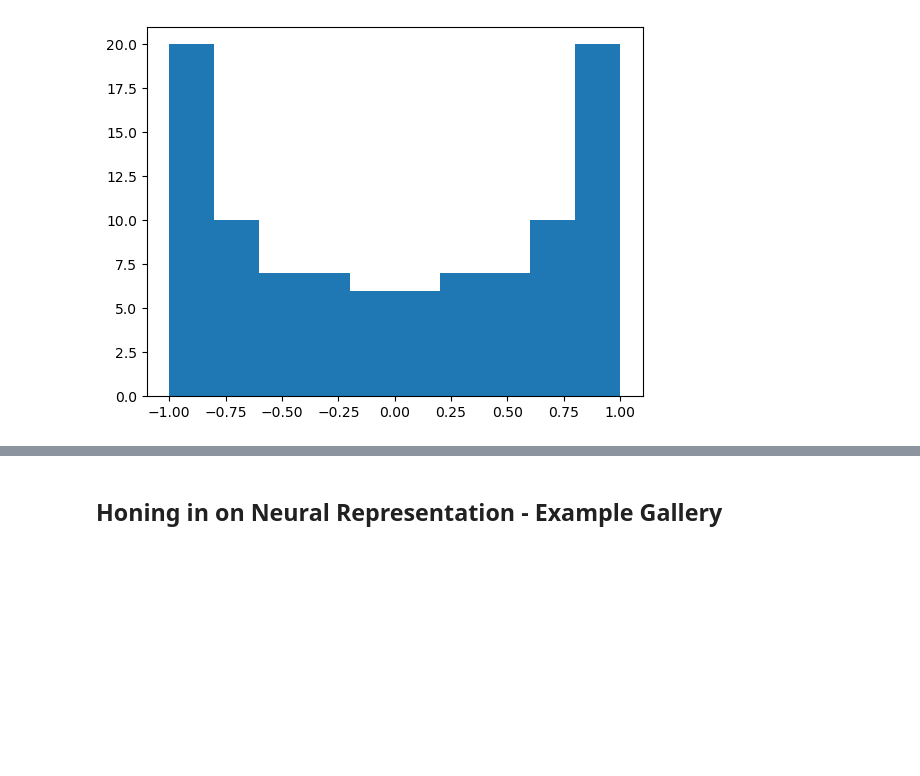
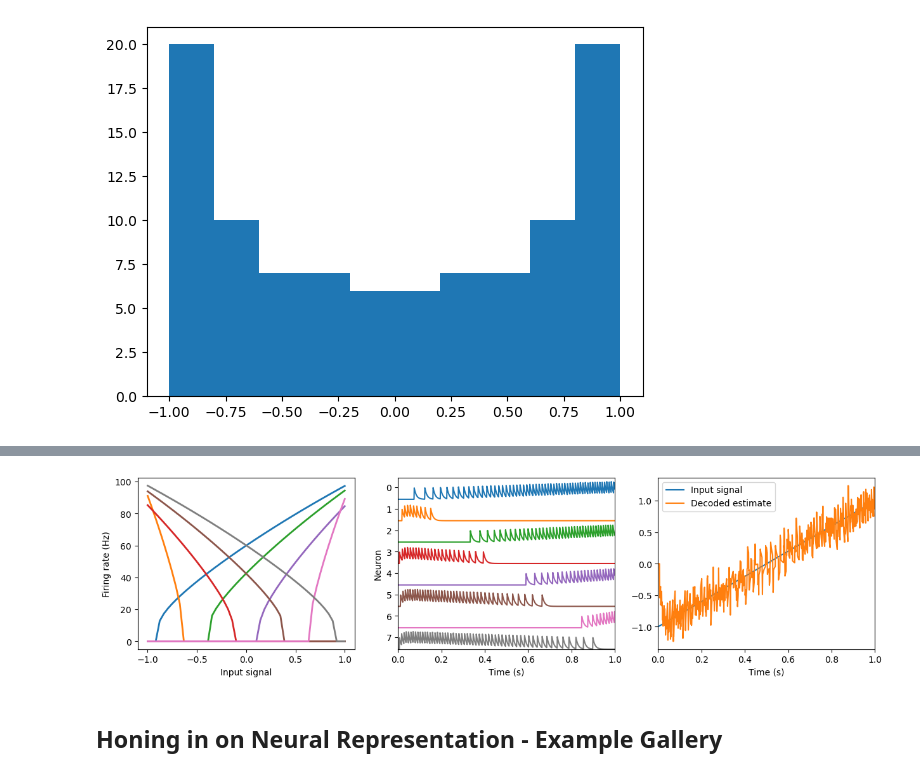
Before and after one commit to SammyAgrawal/CompBrainLoihi, a Jupyter notebook: Nengo_Tutorial.ipynb, the cells around one changed output, grey strips where cells are left out. Cells and saved outputs as stored; diff of their text form; code cells hidden in the pictures; blank space fills up the shorter version.

```diff
--- a/Nengo_Tutorial.ipynb
+++ b/Nengo_Tutorial.ipynb
@@ -112,0 +192,3 @@ plt.show()
+# %%
+with nengo.Simulator(model) as sim:
+    sim.run(1)
@@ -112,0 +200,17 @@ plt.show()
+# %%
+model = nengo.Network(label="NEF summary")
+with model:
+    input = nengo.Node(lambda t: t * 2 - 1)
+    input_probe = nengo.Probe(input)
+    intercepts, encoders = aligned(8)  # Makes evenly spaced intercepts
+    A = nengo.Ensemble(8, dimensions=1,
+        intercepts=intercepts,
+        max_rates=Uniform(80, 100),
+        encoders=encoders,
+    )
+    nengo.Connection(input, A)
+    A_spikes = nengo.Probe(A.neurons, synapse=0.01)
+    A_probe = nengo.Probe(A, synapse=0.01)  # 10ms PSC filter
+# %%
+with nengo.Simulator(model) as sim:
+    sim.run(1)
@@ -113,3 +220,34 @@ plt.show()
+# %%
+plt.figure(figsize=(15, 3.5))
+
+plt.subplot(1, 3, 1)
+eval_points, activities = tuning_curves(A, sim)
+plt.plot(eval_points, activities, lw=2)
+plt.xlabel("Input signal")
+plt.ylabel("Firing rate (Hz)")
+
+plt.subplot(1, 3, 2)
+scale = 180
+for i in range(A.n_neurons):
+    plt.plot(sim.trange(), sim.data[A_spikes][:, i] - i * scale)
+plt.xlim(0, 1)
+plt.ylim(scale * (-A.n_neurons + 1), scale)
+plt.ylabel("Neuron")
+plt.yticks(
+    np.arange(scale / 1.8, (-A.n_neurons + 1) * scale, -scale), np.arange(A.n_neurons)
+)
+plt.xlabel("Time (s)")
+plt.ylabel("Neuron")
+
+plt.subplot(1, 3, 3)
+plt.plot(sim.trange(), sim.data[input_probe], label="Input signal")
+plt.plot(sim.trange(), sim.data[A_probe], label="Decoded estimate")
+plt.legend(loc="best")
+plt.xlabel("Time (s)")
+plt.xlim(0, 1)
+plt.show()
+# %% [output]
+[figure, added]
 # %% [markdown]
 ## Honing in on Neural Representation - Example Gallery
 # %% [markdown]
```
Also changed, not shown: parts of 16 cells of this notebook, 7 other files.
